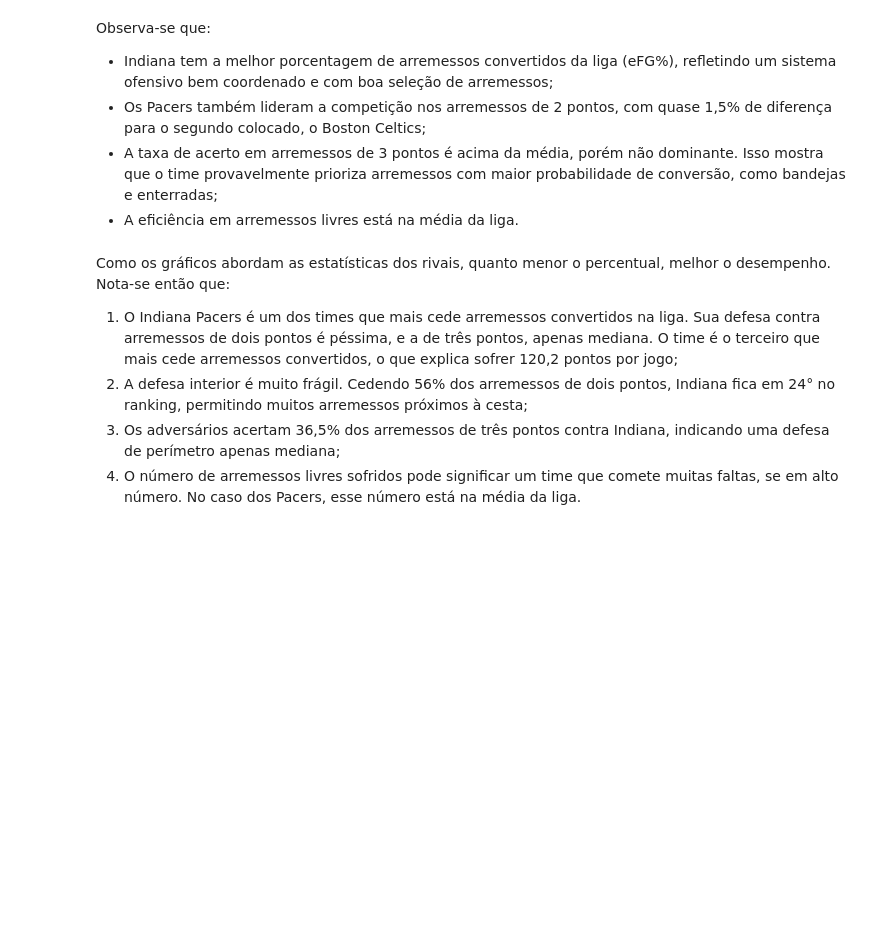
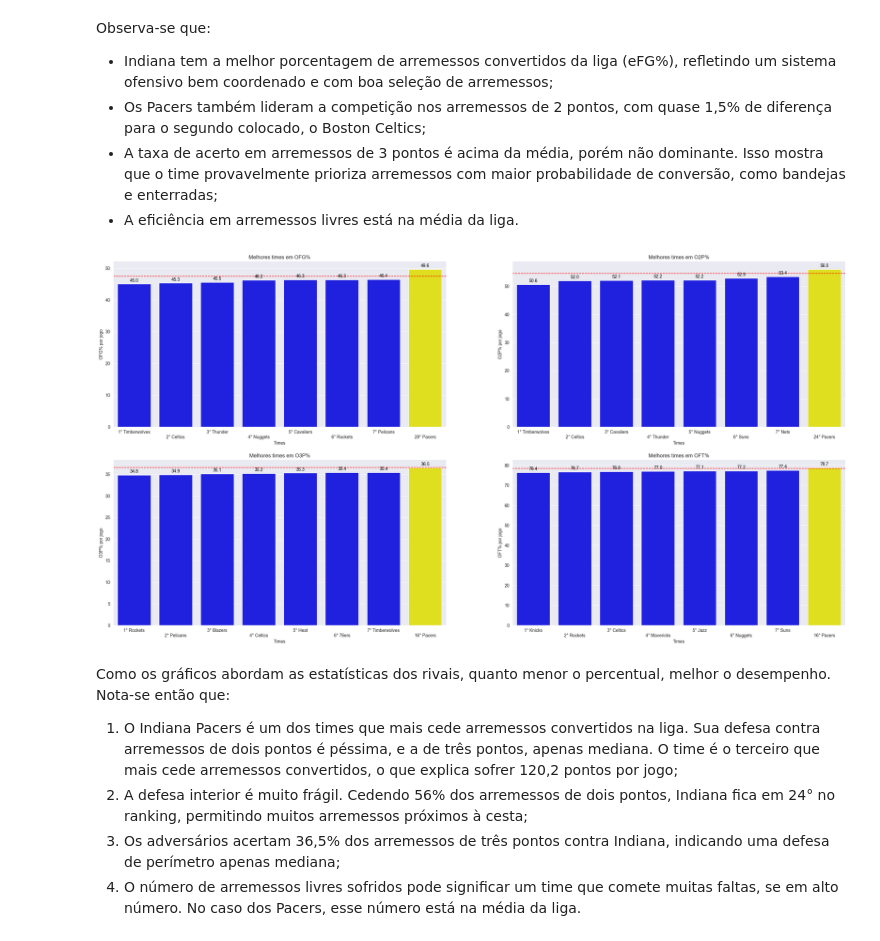
Before and after one commit to izaiasF6/Indiana-Pacers-Analysis, a Jupyter notebook: Notebooks/pacers.ipynb, the cells around one changed output. Saved outputs shown, nothing was run; the diff lists cells and outputs as text; code cells hidden in the pictures; blank space fills up the shorter version.

```diff
--- a/Notebooks/pacers.ipynb
+++ b/Notebooks/pacers.ipynb
@@ -194,7 +301,9 @@ Observa-se que:
 </ul>
 # %%
 #Gráfico de estatísticas percentuais dos oponentes dos times
-ranking_barchart(df_teams, ["OFG%", "O2P%", "O3P%", "OFT%"], True)
+fig = ranking_barchart(df_teams, ["OFG%", "O2P%", "O3P%", "OFT%"], True)
+# %% [output]
+[figure, added]
 # %% [markdown]
 Como os gráficos abordam as estatísticas dos rivais, quanto menor o percentual, melhor o desempenho. Nota-se então que:
 <ol>
```
Also changed, not shown: parts of 23 cells of this notebook, 2 other files.
